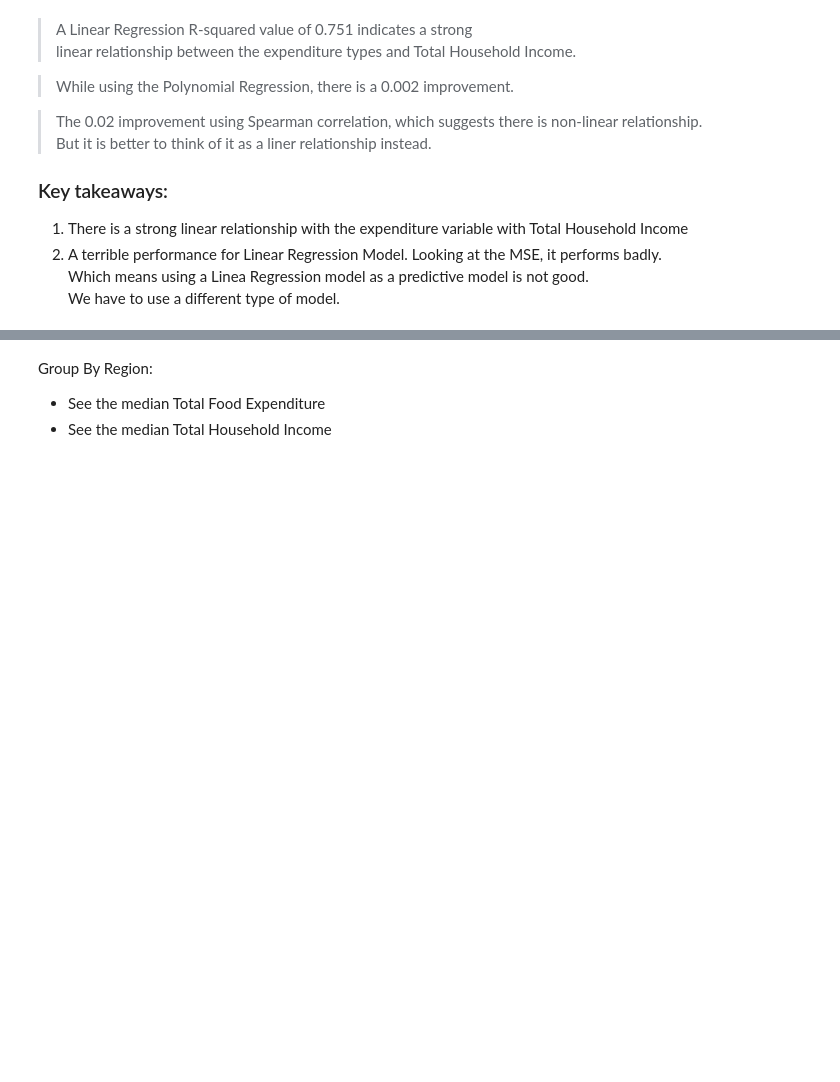
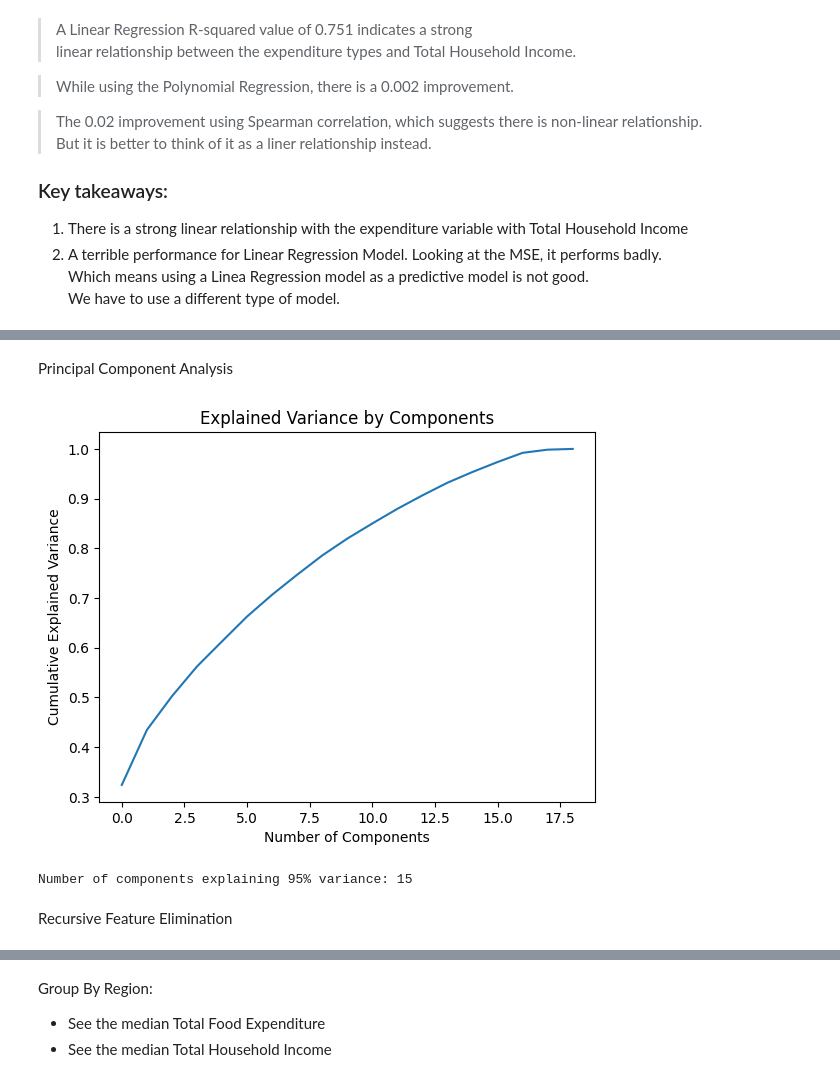
Before and after one commit to Meowxeth/PT-CaseStudy, a Jupyter notebook: main.ipynb, the cells around one changed output, grey strips where cells are left out. Cells and saved outputs as stored; diff of their text form; code cells hidden in the pictures; blank space fills up the shorter version.

```diff
--- a/main.ipynb
+++ b/main.ipynb
@@ -317,0 +348,32 @@ We have to use a different type of model.
+# %% [markdown]
+Principal Component Analysis
+# %%
+from sklearn.preprocessing import StandardScaler
+from sklearn.decomposition import PCA
+
+# Prepare the features (exclude the target variable)
+features = continous_df.drop('Total Household Income', axis=1)
+
+# Standardize the features
+scaler = StandardScaler()
+features_scaled = scaler.fit_transform(features)
+
+# Apply PCA
+pca = PCA()
+pca.fit(features_scaled)
+
+# Plot cumulative explained variance ratio
+plt.plot(np.cumsum(pca.explained_variance_ratio_))
+plt.xlabel('Number of Components')
+plt.ylabel('Cumulative Explained Variance')
+plt.title('Explained Variance by Components')
+plt.show()
+
+# Select components that explain 95% of variance
+n_components = np.argmax(np.cumsum(pca.explained_variance_ratio_) >= 0.95) + 1
+print(f"Number of components explaining 95% variance: {n_components}")
+# %% [output]
+[figure, added]
+Number of components explaining 95% variance: 15
+# %% [markdown]
+Recursive Feature Elimination
```
Also changed, not shown: parts of 10 cells of this notebook.
